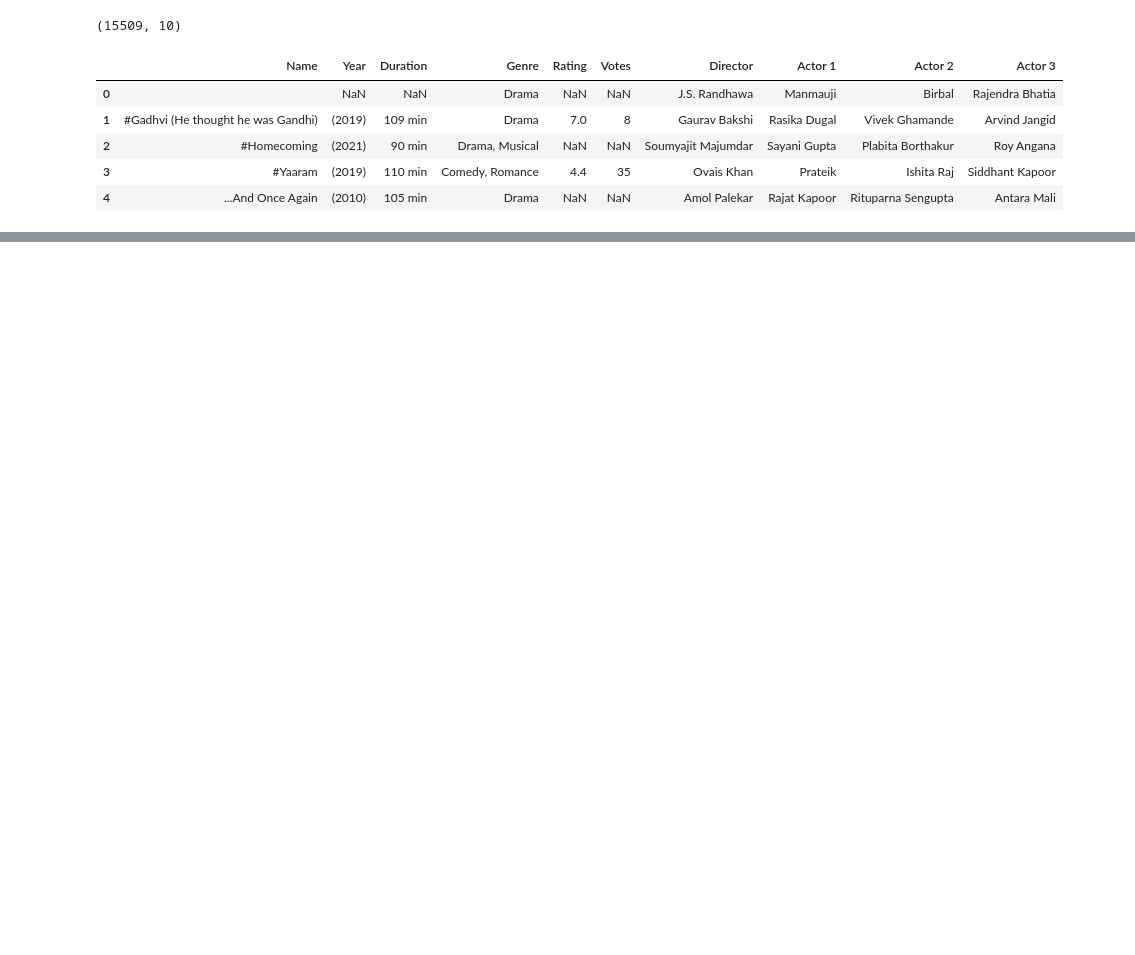
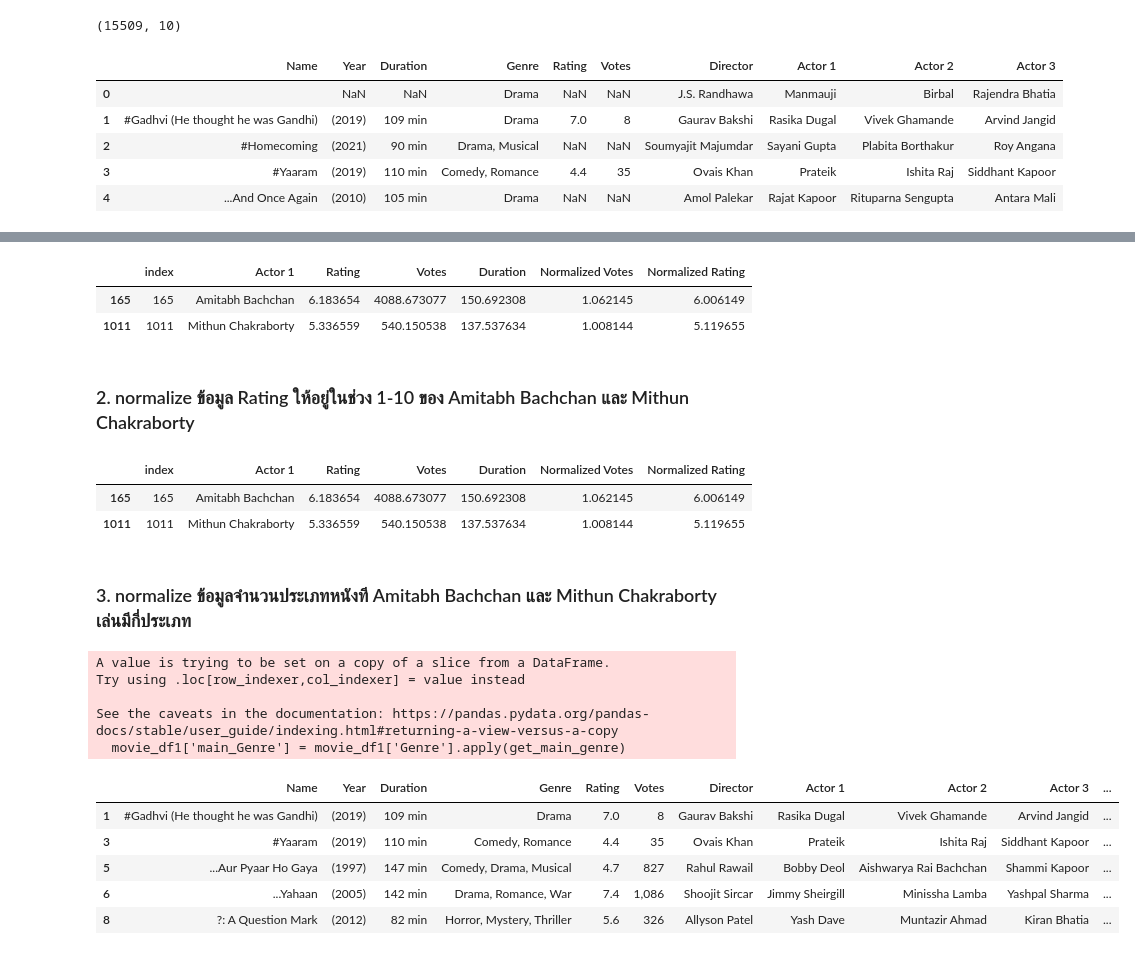
Before and after one commit to Jirapat2035/python_dataviz2024, a Jupyter notebook: HW_9_Group_SC_(653020203_5).ipynb, the cells around one changed output, grey strips where cells are left out. Cells and saved outputs as stored; diff of their text form; code cells hidden in the pictures; blank space fills up the shorter version.

```diff
--- a/HW_9_Group_SC_(653020203_5).ipynb
+++ b/HW_9_Group_SC_(653020203_5).ipynb
@@ -260,0 +159,69 @@ plt.show()
+# %%
+# Find the minimum and maximum Duration for Amitabh Bachchan and Mithun Chakraborty
+min_vote = actor1_stats['Votes'].min()
+max_vote = actor1_stats['Votes'].max()
+
+# Normalize Duration for Amitabh Bachchan and Mithun Chakraborty within the range 1-10
+actor_vote_df['Normalized Votes'] = (
+    (actor_vote_df['Votes'] - min_vote) / (max_vote - min_vote) * 9 + 1
+)
+
+# Filter the DataFrame to include only Amitabh Bachchan and Mithun Chakraborty
+actors_to_show = ['Amitabh Bachchan', 'Mithun Chakraborty']
+filtered_df = actor1_stats[actor1_stats['Actor 1'].isin(actors_to_show)]
+
+# Display the filtered DataFrame
+filtered_df
+# %% [output]
+|  | index | Actor 1 | Rating | Votes | Duration | Normalized Votes | Normalized Rating |
+| 165 | 165 | Amitabh Bachchan | 6.183654 | 4088.673077 | 150.692308 | 1.062145 | 6.006149 |
+| 1011 | 1011 | Mithun Chakraborty | 5.336559 | 540.150538 | 137.537634 | 1.008144 | 5.119655 |
+# %% [markdown]
+### 2. normalize ข้อมูล Rating ให้อยู่ในช่วง 1-10 ของ Amitabh Bachchan และ Mithun Chakraborty
+# %%
+# Find the minimum and maximum Duration for Amitabh Bachchan and Mithun Chakraborty
+min_rating = actor1_stats['Rating'].min()
+max_rating = actor1_stats['Rating'].max()
+
+# Normalize Duration for Amitabh Bachchan and Mithun Chakraborty within the range 1-10
+actor1_stats['Normalized Rating'] = ( # Changed actor_Rating_df to actor1_stats
+    (actor1_stats['Rating'] - min_rating) / (max_rating - min_rating) * 9 + 1
+)
+
+# prompt: โชว์เฉพาะข้อมูลของ Amitabh Bachchan และ Mithun Chakraborty
+
+# Filter the DataFrame to include only Amitabh Bachchan and Mithun Chakraborty
+actors_to_show = ['Amitabh Bachchan', 'Mithun Chakraborty']
+filtered_df = actor1_stats[actor1_stats['Actor 1'].isin(actors_to_show)]
+
+# Display the filtered DataFrame
+filtered_df
+# %% [output]
+|  | index | Actor 1 | Rating | Votes | Duration | Normalized Votes | Normalized Rating |
+| 165 | 165 | Amitabh Bachchan | 6.183654 | 4088.673077 | 150.692308 | 1.062145 | 6.006149 |
+| 1011 | 1011 | Mithun Chakraborty | 5.336559 | 540.150538 | 137.537634 | 1.008144 | 5.119655 |
+# %% [markdown]
+### 3. normalize ข้อมูลจำนวนประเภทหนังที Amitabh Bachchan และ Mithun Chakraborty เล่นมีกี่ประเภท
+# %%
+# prompt: สร้าง column ประเภทหนังเพิ่มเติมในตาราง top_director_df โดยยึดประเภทจากคำแรกใน column genre
+
+# สร้างฟังก์ชันเพื่อดึงประเภทหนังจากคำแรกใน column genre
+def get_main_genre(genre_str):
+  genres = genre_str.split(', ')
+  return genres[0]
+
+# สร้าง column ใหม่ชื่อ 'main_Genre' โดยใช้ฟังก์ชัน get_main_genre
+movie_df1['main_Genre'] = movie_df1['Genre'].apply(get_main_genre)
+movie_df1.head()
+# %% [output]
+A value is trying to be set on a copy of a slice from a DataFrame.
+Try using .loc[row_indexer,col_indexer] = value instead
+
+See the caveats in the documentation: https://pandas.pydata.org/pandas-docs/stable/user_guide/indexing.html#returning-a-view-versus-a-copy
+  movie_df1['main_Genre'] = movie_df1['Genre'].apply(get_main_genre)
+|  | Name | Year | Duration | Genre | Rating | Votes | Director | Actor 1 | Actor 2 | Actor 3 | ... |
+| 1 | #Gadhvi (He thought he was Gandhi) | (2019) | 109 min | Drama | 7.0 | 8 | Gaurav Bakshi | Rasika Dugal | Vivek Ghamande | Arvind Jangid | ... |
+| 3 | #Yaaram | (2019) | 110 min | Comedy, Romance | 4.4 | 35 | Ovais Khan | Prateik | Ishita Raj | Siddhant Kapoor | ... |
+| 5 | ...Aur Pyaar Ho Gaya | (1997) | 147 min | Comedy, Drama, Musical | 4.7 | 827 | Rahul Rawail | Bobby Deol | Aishwarya Rai Bachchan | Shammi Kapoor | ... |
+| 6 | ...Yahaan | (2005) | 142 min | Drama, Romance, War | 7.4 | 1,086 | Shoojit Sircar | Jimmy Sheirgill | Minissha Lamba | Yashpal Sharma | ... |
+| 8 | ?: A Question Mark | (2012) | 82 min | Horror, Mystery, Thriller | 5.6 | 326 | Allyson Patel | Yash Dave | Muntazir Ahmad | Kiran Bhatia | ... |
```
Also changed, not shown: parts of 41 cells of this notebook.
